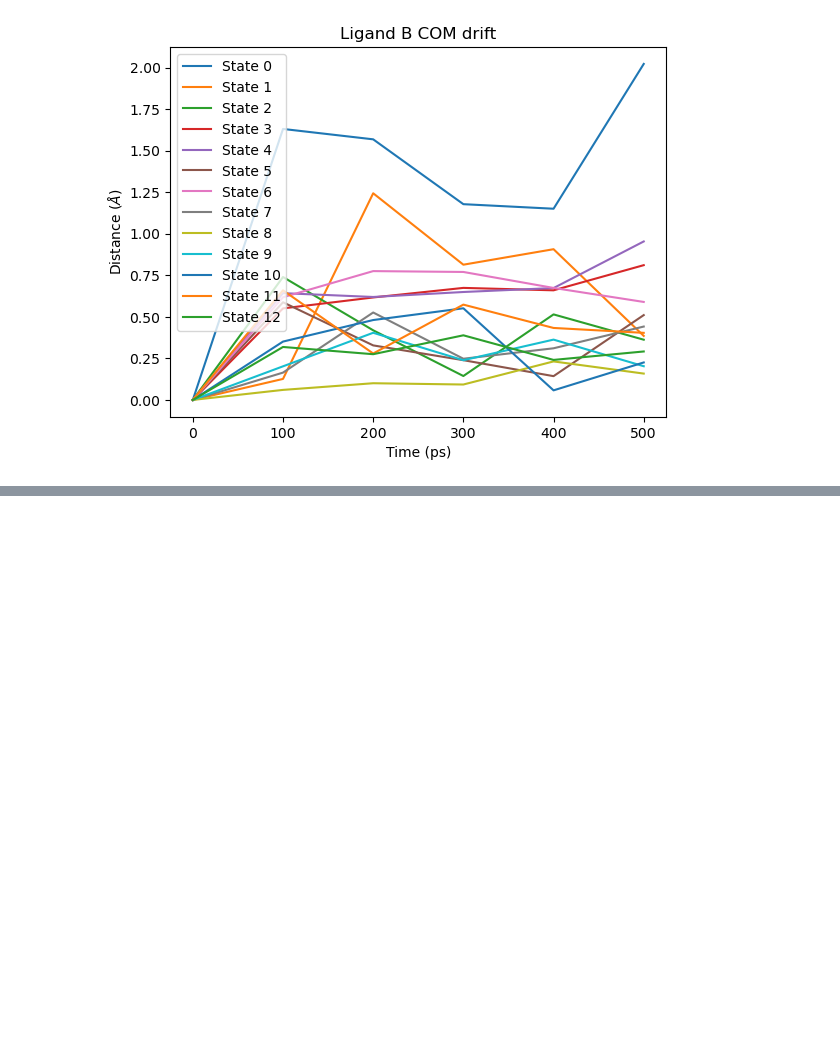
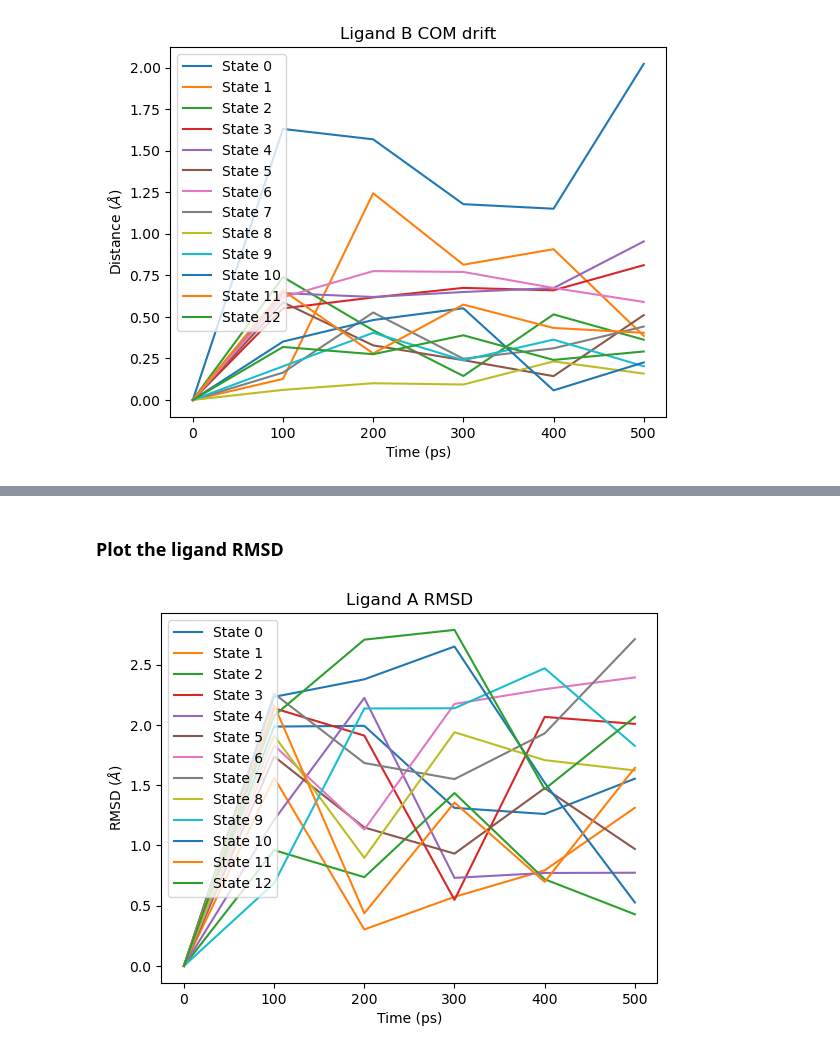
Before and after one commit to OpenFreeEnergy/openfe_analysis, a Jupyter notebook: examples/structural_analysis.ipynb, the cells around one changed output, grey strips where cells are left out. Drawn from its saved outputs; the diff is of its cells as text; code cells hidden in the pictures; blank space fills up the shorter version.

```diff
--- a/examples/structural_analysis.ipynb
+++ b/examples/structural_analysis.ipynb
@@ -311,0 +390,3 @@ plt.show()
+# %%
+septop_solvent_pdb = septop_dir / "solvent" / "alchemical_system.pdb"
+septop_solvent_nc_file = septop_dir / "solvent" / "solvent.nc"
@@ -311,0 +407,19 @@ plt.show()
+# %%
+n_atoms_A = len(septop_ligand_A_indices)
+n_atoms_B = len(septop_ligand_B_indices)
+
+u_tmp_solvent = mda.Universe(septop_solvent_pdb)
+unk_solvent = u_tmp_solvent.select_atoms("resname UNK")
+print(f"Solvent UNK atoms: {unk_solvent.n_atoms}")
+print(f"Expected: {n_atoms_A} (ligand A) + {n_atoms_B} (ligand B) = {n_atoms_A + n_atoms_B}")
+
+assert unk_solvent.n_atoms == n_atoms_A + n_atoms_B, (
+    f"Unexpected atom count: {unk_solvent.n_atoms}"
+)
+
+# Ligand A comes first, ligand B second
+septop_solvent_ligand_A_indices = unk_solvent.indices[:n_atoms_A].tolist()
+septop_solvent_ligand_B_indices = unk_solvent.indices[n_atoms_A:].tolist()
+
+print(f"Ligand A indices: {septop_solvent_ligand_A_indices[0]}–{septop_solvent_ligand_A_indices[-1]}")
+print(f"Ligand B indices: {septop_solvent_ligand_B_indices[0]}–{septop_solvent_ligand_B_indices[-1]}")
@@ -311,0 +483,9 @@ plt.show()
+# %% [markdown]
+### Plot the ligand RMSD
+# %%
+# Ligand A RMSD
+fig = plot_ligand_RMSD(septop_solvent_time_ps, septop_solvent_lig_A_rmsds)
+fig.axes[0].set_title("Ligand A RMSD")
+plt.show()
+# %% [output]
+[figure, added]
```
Also changed, not shown: parts of 22 cells of this notebook.
